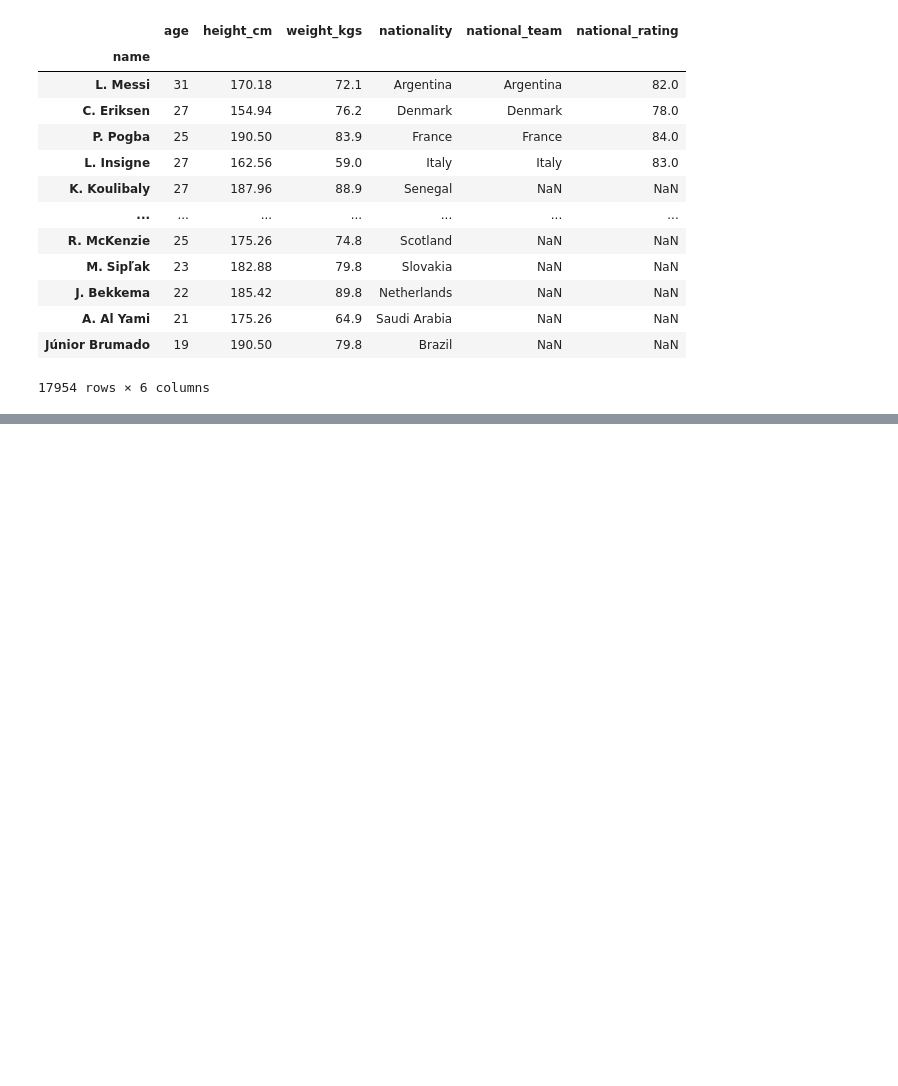
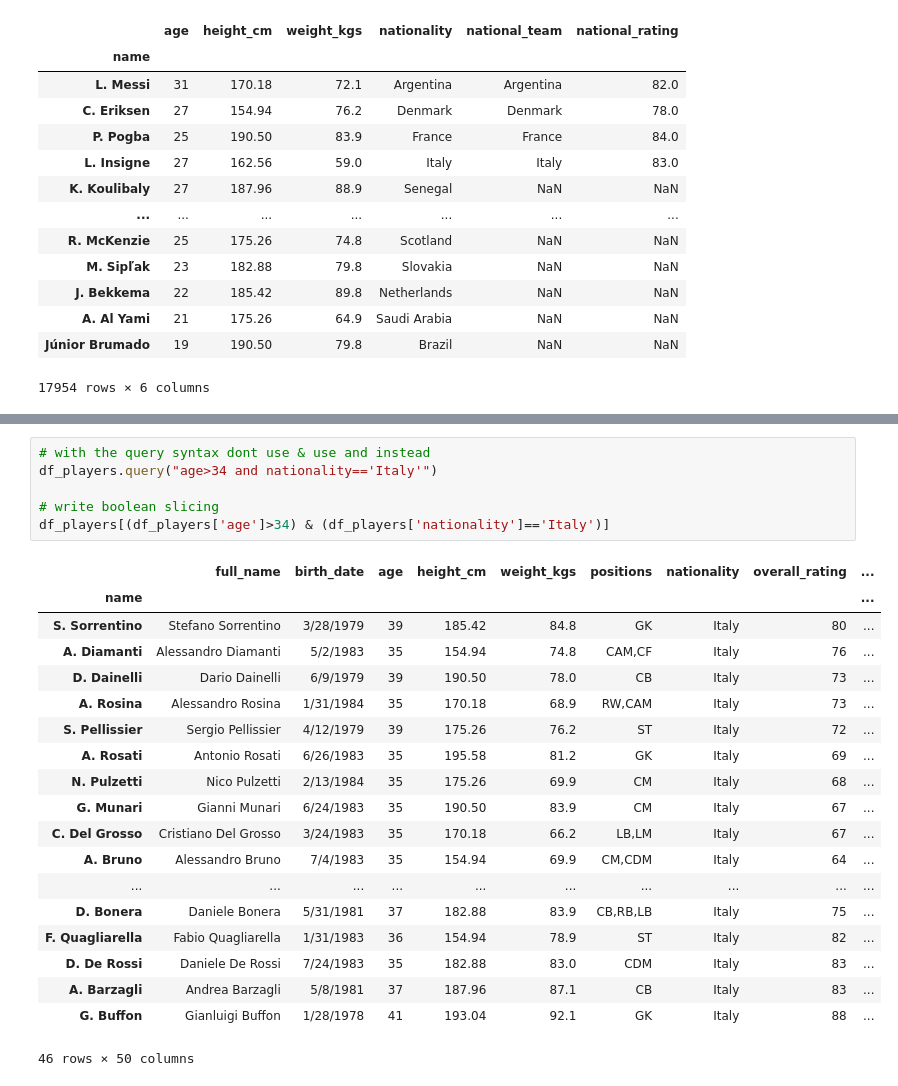
Before and after one commit to DiilaNa/Data_Science_with-Pandas, a Jupyter notebook: Project-1/DataExtractionWithPandas.ipynb, the cells around one changed output, grey strips where cells are left out. Drawn from its saved outputs; the diff is of its cells as text; blank space fills up the shorter version.

Commit message:
Query()

```diff
--- a/Project-1/DataExtractionWithPandas.ipynb
+++ b/Project-1/DataExtractionWithPandas.ipynb
@@ -643,0 +716,26 @@ df_players.drop(['full_name','birth_date'],axis=1)
+# %%
+# with the query syntax dont use & use and instead
+df_players.query("age>34 and nationality=='Italy'")
+
+# write boolean slicing
+df_players[(df_players['age']>34) & (df_players['nationality']=='Italy')]
+# %% [output]
+|  | full_name | birth_date | age | height_cm | weight_kgs | positions | nationality | overall_rating | ... |
+| name |  |  |  |  |  |  |  |  | ... |
+| S. Sorrentino | Stefano Sorrentino | 3/28/1979 | 39 | 185.42 | 84.8 | GK | Italy | 80 | ... |
+| A. Diamanti | Alessandro Diamanti | 5/2/1983 | 35 | 154.94 | 74.8 | CAM,CF | Italy | 76 | ... |
+| D. Dainelli | Dario Dainelli | 6/9/1979 | 39 | 190.50 | 78.0 | CB | Italy | 73 | ... |
+| A. Rosina | Alessandro Rosina | 1/31/1984 | 35 | 170.18 | 68.9 | RW,CAM | Italy | 73 | ... |
+| S. Pellissier | Sergio Pellissier | 4/12/1979 | 39 | 175.26 | 76.2 | ST | Italy | 72 | ... |
+| A. Rosati | Antonio Rosati | 6/26/1983 | 35 | 195.58 | 81.2 | GK | Italy | 69 | ... |
+| N. Pulzetti | Nico Pulzetti | 2/13/1984 | 35 | 175.26 | 69.9 | CM | Italy | 68 | ... |
+| G. Munari | Gianni Munari | 6/24/1983 | 35 | 190.50 | 83.9 | CM | Italy | 67 | ... |
+| C. Del Grosso | Cristiano Del Grosso | 3/24/1983 | 35 | 170.18 | 66.2 | LB,LM | Italy | 67 | ... |
+| A. Bruno | Alessandro Bruno | 7/4/1983 | 35 | 154.94 | 69.9 | CM,CDM | Italy | 64 | ... |
+| ... | ... | ... | ... | ... | ... | ... | ... | ... | ... |
+| D. Bonera | Daniele Bonera | 5/31/1981 | 37 | 182.88 | 83.9 | CB,RB,LB | Italy | 75 | ... |
+| F. Quagliarella | Fabio Quagliarella | 1/31/1983 | 36 | 154.94 | 78.9 | ST | Italy | 82 | ... |
+| D. De Rossi | Daniele De Rossi | 7/24/1983 | 35 | 182.88 | 83.0 | CDM | Italy | 83 | ... |
+| A. Barzagli | Andrea Barzagli | 5/8/1981 | 37 | 187.96 | 87.1 | CB | Italy | 83 | ... |
+| G. Buffon | Gianluigi Buffon | 1/28/1978 | 41 | 193.04 | 92.1 | GK | Italy | 88 | ... |
+46 rows × 50 columns
```
Also changed, not shown: parts of 9 cells of this notebook.
